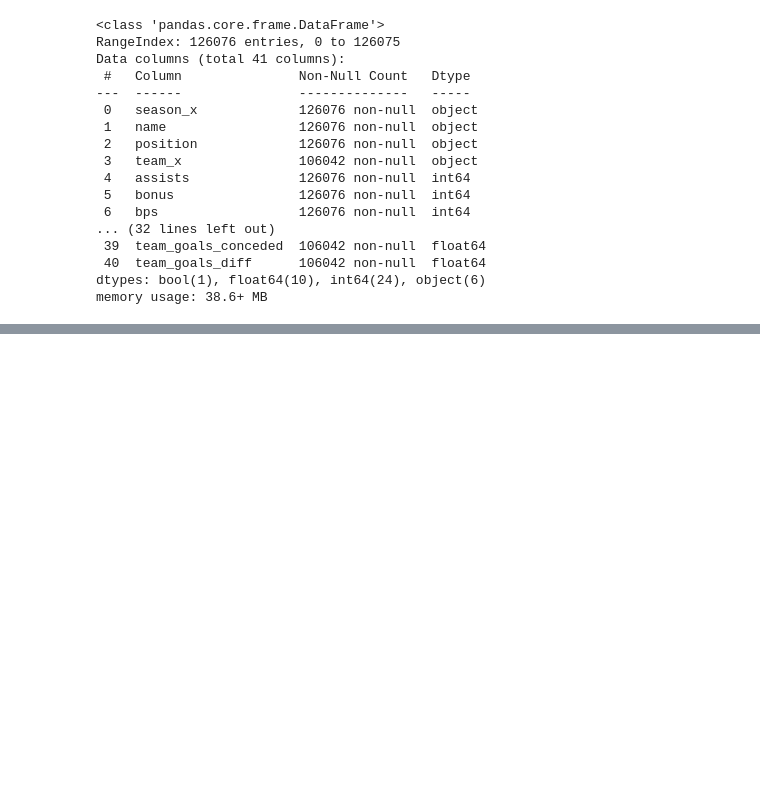
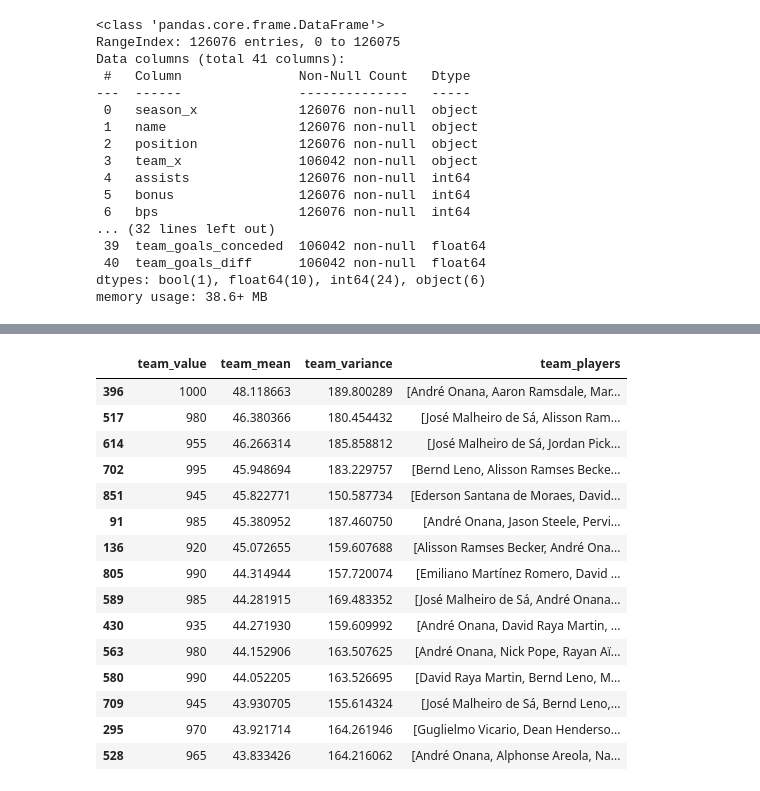
Before and after one commit to TKWaititu/fpl, a Jupyter notebook: fpl squad sim.ipynb, the cells around one changed output, grey strips where cells are left out. Cells and saved outputs as stored; diff of their text form; code cells hidden in the pictures; blank space fills up the shorter version.

```diff
--- a/fpl squad sim.ipynb
+++ b/fpl squad sim.ipynb
@@ -210,5 +253,5 @@ Name: team_mean, dtype: float64
 # %%
 # identifying the "best" team in terms of average points
-best_team = res.loc[3926,"team_players"]
+best_team = res.loc[7140,"team_players"]
 # %%
 best_team
@@ -314,7 +306,7 @@ def team_evaluater(n, season, team):
 
     for round in range(1, n+1):
         gw_points = 0
-        data = df[df['GW'] == round]
+        data = df[df['round'] == round]
         for key, value in team_dict.items():
             if value[0] == 'start':
                 player_gw_data = data[data['name'] == key]
@@ -350,11 +325,11 @@ team_evaluater(n=10, season="2023-24",team= best_team)
 # %%
-# evaluating the top 10 teams sampled for the 2023-24 season
-top_teams_23_24 = res.head(10)
-top_team_dict = top_teams_23_24.apply(lambda row: [row['team_mean'], row['team_value'], row['team_variance'], row['team_players']], axis=1).to_dict()
+# evaluating the top 10 teams sampled for the 2024-25 season
+top_teams_24_25 = res.head(10)
+top_team_dict = top_teams_24_25.apply(lambda row: [row['team_mean'], row['team_value'], row['team_variance'], row['team_players']], axis=1).to_dict()
 summary_df = pd.DataFrame()
 
 for key, value in top_team_dict.items():
-     starters, points_list = team_evaluater(n=10, season="2023-24",team= value[3])
+     starters, points_list = team_evaluater(n=10, season="2024-25",team= value[3])
      point_dict = {index: value for index, value in enumerate(points_list, start=1)}
      sum_dict = {
           'team_id': key,
@@ -385,7 +348,7 @@ summary_df
 # %%
-# evaluating the top 10 teams sampled for the 2021-22 season
+# evaluating the top 10 teams sampled for the 2023-24 season
 np.random.seed(123)
-res_21_22 = team_simulator(10000, "2021-22")
+res_21_22 = team_simulator(10000, "2023-24")
 
 
 top_teams_21_22 = res_21_22.head(10)
@@ -440,0 +488,20 @@ summary_df
+# %%
+pd.set_option('display.max_colwidth', None)
+simmed_25_26.head(15)
+# %% [output]
+|  | team_value | team_mean | team_variance | team_players |
+| 396 | 1000 | 48.118663 | 189.800289 | [André Onana, Aaron Ramsdale, Mar... |
+| 517 | 980 | 46.380366 | 180.454432 | [José Malheiro de Sá, Alisson Ram... |
+| 614 | 955 | 46.266314 | 185.858812 | [José Malheiro de Sá, Jordan Pick... |
+| 702 | 995 | 45.948694 | 183.229757 | [Bernd Leno, Alisson Ramses Becke... |
+| 851 | 945 | 45.822771 | 150.587734 | [Ederson Santana de Moraes, David... |
+| 91 | 985 | 45.380952 | 187.460750 | [André Onana, Jason Steele, Pervi... |
+| 136 | 920 | 45.072655 | 159.607688 | [Alisson Ramses Becker, André Ona... |
+| 805 | 990 | 44.314944 | 157.720074 | [Emiliano Martínez Romero, David ... |
+| 589 | 985 | 44.281915 | 169.483352 | [José Malheiro de Sá, André Onana... |
+| 430 | 935 | 44.271930 | 159.609992 | [André Onana, David Raya Martin, ... |
+| 563 | 980 | 44.152906 | 163.507625 | [André Onana, Nick Pope, Rayan Aï... |
+| 580 | 990 | 44.052205 | 163.526695 | [David Raya Martin, Bernd Leno, M... |
+| 709 | 945 | 43.930705 | 155.614324 | [José Malheiro de Sá, Bernd Leno,... |
+| 295 | 970 | 43.921714 | 164.261946 | [Guglielmo Vicario, Dean Henderso... |
+| 528 | 965 | 43.833426 | 164.216062 | [André Onana, Alphonse Areola, Na... |
```
Also changed, not shown: parts of 20 cells of this notebook.
